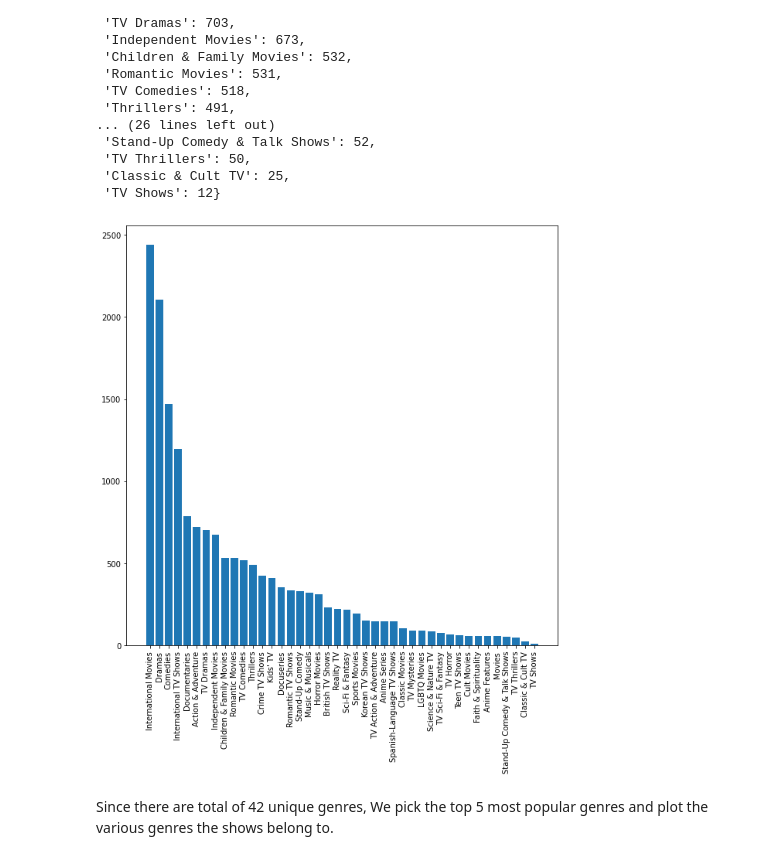
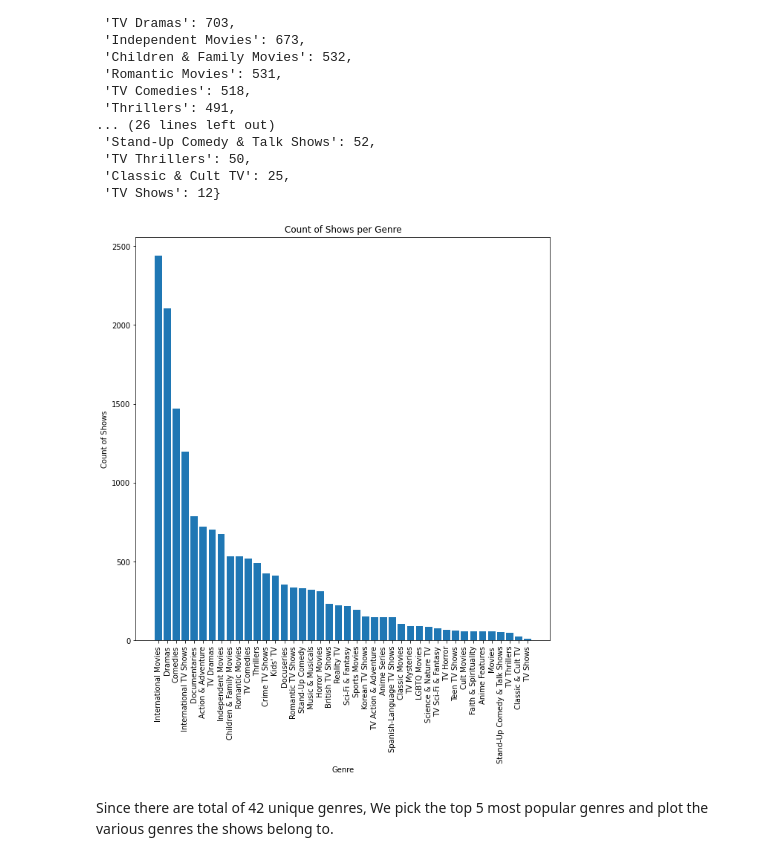
Before and after one commit to Ramshah1/Netflix-Data-Analysis, a Jupyter notebook: netflix_analysis.ipynb, the cells around one changed output. Cells and saved outputs as stored; diff of their text form; code cells hidden in the pictures.

```diff
--- a/netflix_analysis.ipynb
+++ b/netflix_analysis.ipynb
@@ -299,10 +299,13 @@ sorted_genres
 # %%
 plt.figure(figsize=(10 , 10))
 plt.bar(sorted_genres.keys(), sorted_genres.values())
 plt.xticks(rotation='vertical')
+plt.xlabel('Genre')
+plt.ylabel('Count of Shows')
+plt.title('Count of Shows per Genre')
 plt.show()
 # %% [output]
-[figure, old version]
+[figure, new version]
 # %% [markdown]
 Since there are total of 42 unique genres, We pick the top 5 most popular genres and plot the various genres the shows belong to.
 # %%
```
Also changed, not shown: parts of 7 cells of this notebook.
